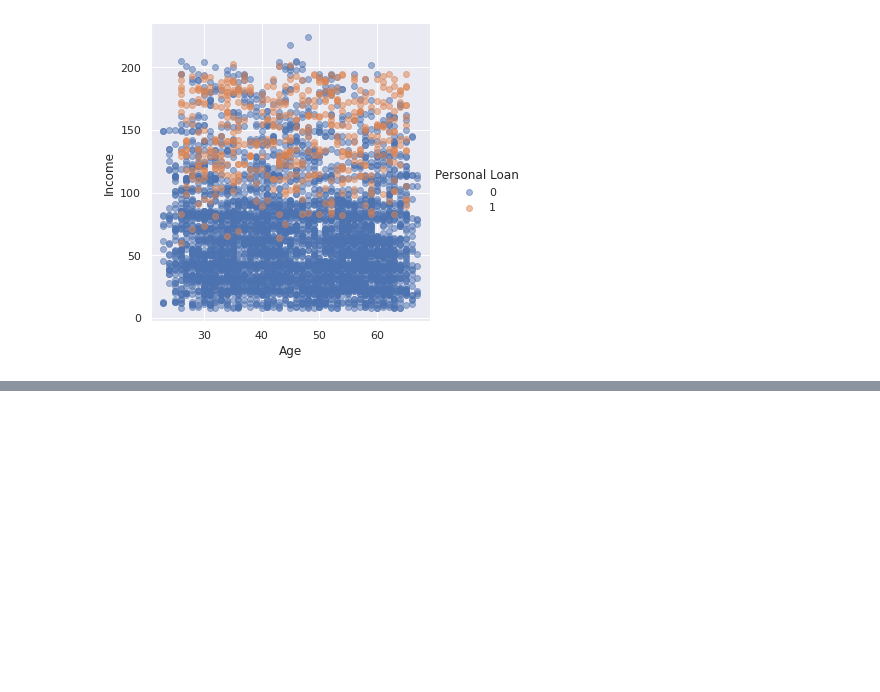
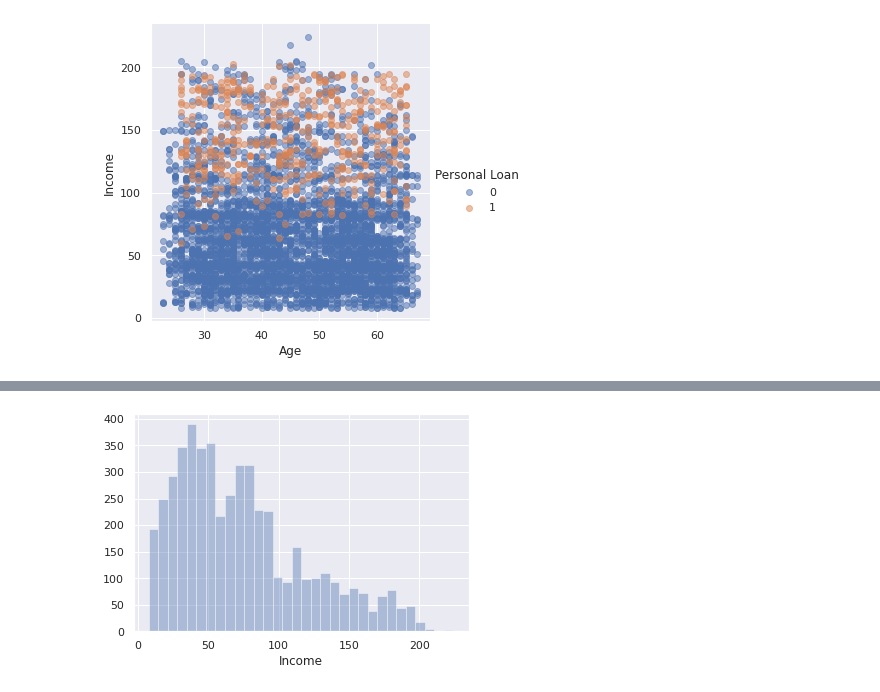
Before and after one commit to manavavi/ML_Internship_Marketing_Campaign_for_Banking_Products, a Jupyter notebook: Marketing_Campaign_for_Banking_Products.ipynb, the cells around one changed output, grey strips where cells are left out. Cells and saved outputs as stored; diff of their text form; code cells hidden in the pictures; blank space fills up the shorter version.

```diff
--- a/Marketing_Campaign_for_Banking_Products.ipynb
+++ b/Marketing_Campaign_for_Banking_Products.ipynb
@@ -124,0 +134,5 @@ sns.lmplot(x='Age', y='Income', hue='Personal Loan', data=dataset, fit_reg=False
+# %%
+dataset_drop = dataset.dropna()
+sns.distplot(dataset_drop.Income, kde=False);
+# %% [output]
+[figure, added]
```
Also changed, not shown: parts of 6 cells of this notebook.
